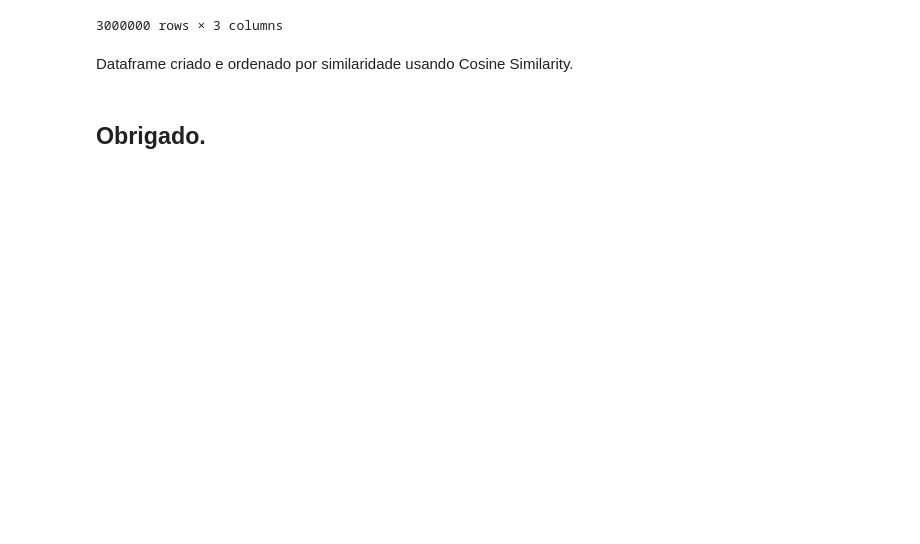
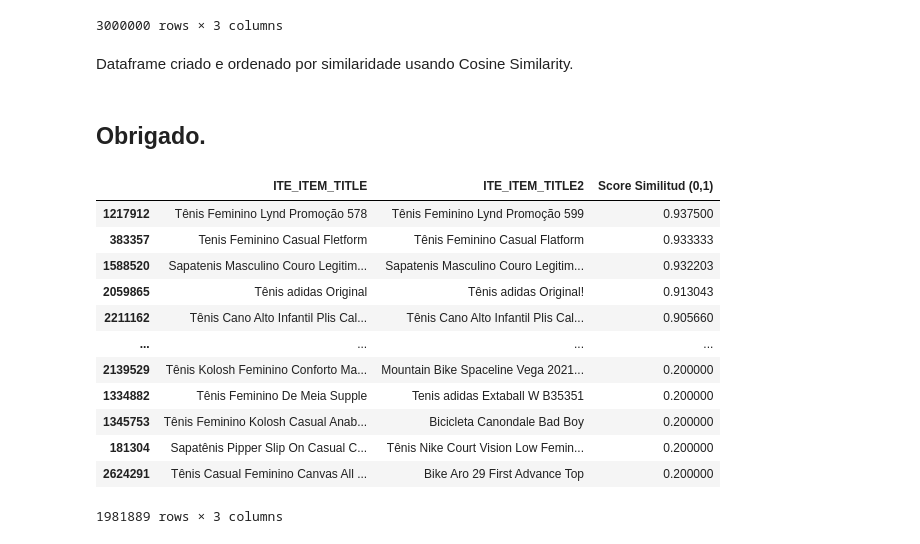
Before and after one commit to data-science101/meli, a Jupyter notebook: MELI_2.ipynb, the cells around one changed output. Cells and saved outputs as stored; diff of their text form; code cells hidden in the pictures; blank space fills up the shorter version.

```diff
--- a/MELI_2.ipynb
+++ b/MELI_2.ipynb
@@ -183,3 +215,19 @@ Dataframe criado e ordenado por similaridade usando Cosine Similarity.
 df.to_csv('meli2_results.csv')
 # %% [markdown]
 ## Obrigado.
+# %%
+df[(df['Score Similitud (0,1)'] > 0.2) & (df['Score Similitud (0,1)'] < 1.0)]
+# %% [output]
+|  | ITE_ITEM_TITLE | ITE_ITEM_TITLE2 | Score Similitud (0,1) |
+| 1217912 | Tênis Feminino Lynd Promoção 578 | Tênis Feminino Lynd Promoção 599 | 0.937500 |
+| 383357 | Tenis Feminino Casual Fletform | Tênis Feminino Casual Flatform | 0.933333 |
+| 1588520 | Sapatenis Masculino Couro Legitim... | Sapatenis Masculino Couro Legitim... | 0.932203 |
+| 2059865 | Tênis adidas Original | Tênis adidas Original! | 0.913043 |
+| 2211162 | Tênis Cano Alto Infantil Plis Cal... | Tênis Cano Alto Infantil Plis Cal... | 0.905660 |
+| ... | ... | ... | ... |
+| 2139529 | Tênis Kolosh Feminino Conforto Ma... | Mountain Bike Spaceline Vega 2021... | 0.200000 |
+| 1334882 | Tênis Feminino De Meia Supple | Tenis adidas Extaball W B35351 | 0.200000 |
+| 1345753 | Tênis Feminino Kolosh Casual Anab... | Bicicleta Canondale Bad Boy | 0.200000 |
+| 181304 | Sapatênis Pipper Slip On Casual C... | Tênis Nike Court Vision Low Femin... | 0.200000 |
+| 2624291 | Tênis Casual Feminino Canvas All ... | Bike Aro 29 First Advance Top | 0.200000 |
+1981889 rows × 3 columns
```
Also changed, not shown: parts of 17 cells of this notebook, 2 other files.
